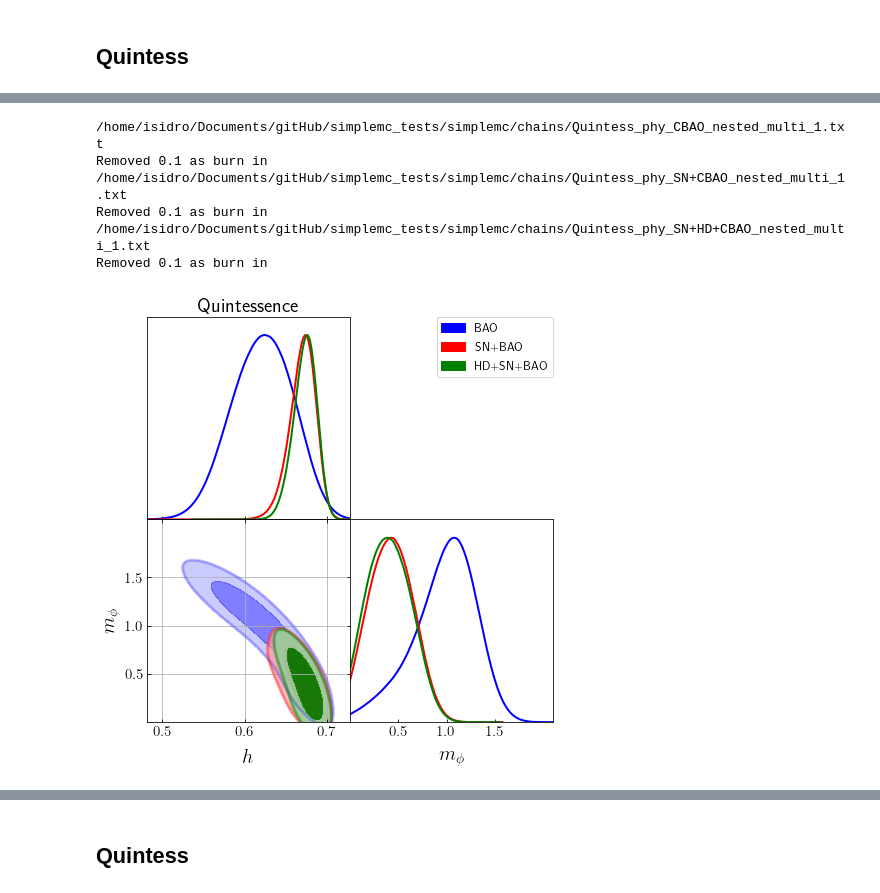
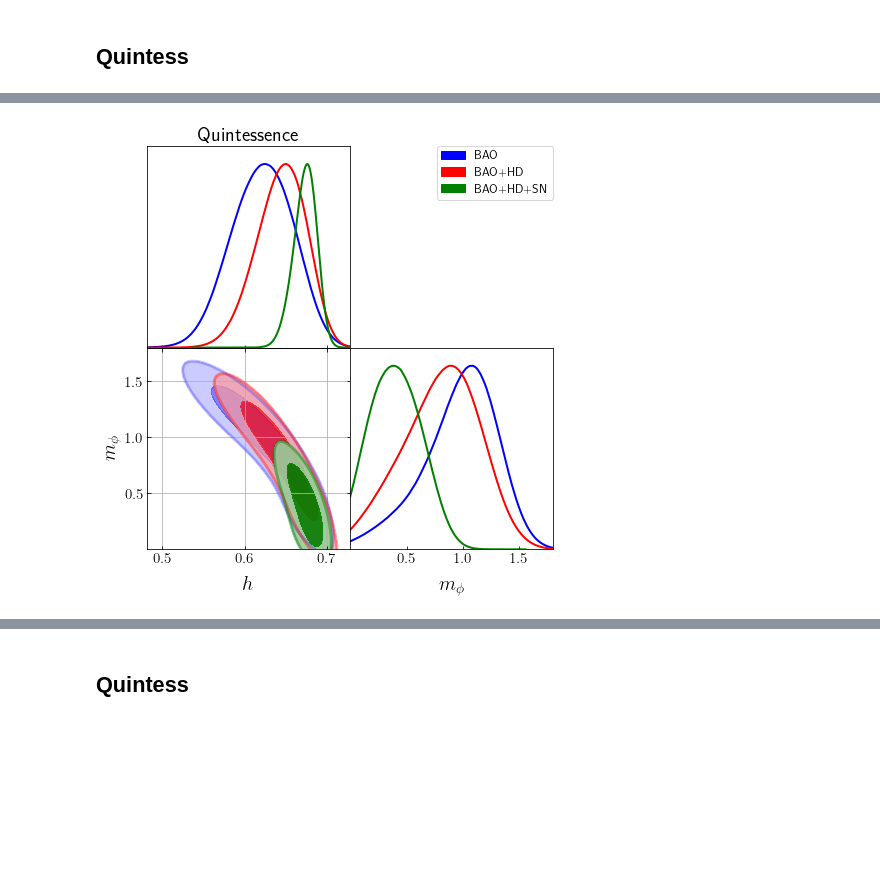
Before and after one commit to igomezv/simplemc_tests, a Jupyter notebook: Quintom.ipynb, the cells around one changed output, grey strips where cells are left out. Cells and saved outputs as stored; diff of their text form; code cells hidden in the pictures; blank space fills up the shorter version.

```diff
--- a/Quintom.ipynb
+++ b/Quintom.ipynb
@@ -96,39 +92,34 @@ Removed 0.1 as burn in
 # %%
-roots = ['Quintess_phy_CBAO_nested_multi', 'Quintess_phy_SN+CBAO_nested_multi',  'Quintess_phy_SN+HD+CBAO_nested_multi']
+roots = ['Quintess_phy_CBAO_nested_multi', 'Quintess_phy_HD+CBAO_nested_multi',  'Quintess_phy_SN+HD+CBAO_nested_multi']
 #  'Quintom_couple_phy_CBAO_nested_multi'
 
 g= plots.getSubplotPlotter(chain_dir = dir_name,width_inch=7,
                             analysis_settings={'smooth_scale_2D': 0.8, 'smooth_scale_1D': 0.8, 'ignore_rows': 0.1})
 g.settings.axes_fontsize = 15
 g.settings.lab_fontsize = 20
 g.settings.colorbar_axes_fontsize=20
 g.settings.colorbar_label_rotation= 0
 g.settings.alpha_filled_add =0.9
 g.settings.scatter_size = 9
 g.settings.lw_contour=3
 g.settings.colormap_scatter= 'hsv'
 g.triangle_plot(roots,
                 ['h','mquin'],
                 contour_args=[{'lw':3, 'color':'blue', 'ls':'-'},
                               {'lw':2, 'color':'red', 'ls':'-'},
                               {'lw':2, 'color':'green', 'ls':'-'}], filled=True,
-                alphas=[0.5, 0.7, 0.9], legend_labels= ['BAO', 'SN+BAO', 'HD+SN+BAO'],
+                alphas=[0.5, 0.7, 0.9], legend_labels= ['BAO', 'BAO+HD', 'BAO+HD+SN'],
                 line_args=[{'lw':2, 'color':'blue'}, {'lw':2, 'color':'red', 'ls':'-'},
                 {'lw':2, 'color':'green'}], contour_colors=['blue','red','green'])
                 #,plot_3d_with_param='alpha')
+
 g.subplots[1,0].grid(True)
-g.subplots[1,0].set_ylim(0, 2.1)
+g.subplots[1,0].set_ylim(0, 1.8)
 
-g.subplots[1,1].set_xlim(0, 2.1)
+# g.subplots[1,1].set_xlim(0.2, 0.75)
 
 g.subplots[0,0].set_title('Quintessence', fontsize=20)
 g.export('Quintess2.pdf')
 # %% [output]
-/home/isidro/Documents/gitHub/simplemc_tests/simplemc/chains/Quintess_phy_CBAO_nested_multi_1.txt
-Removed 0.1 as burn in
-/home/isidro/Documents/gitHub/simplemc_tests/simplemc/chains/Quintess_phy_SN+CBAO_nested_multi_1.txt
-Removed 0.1 as burn in
-/home/isidro/Documents/gitHub/simplemc_tests/simplemc/chains/Quintess_phy_SN+HD+CBAO_nested_multi_1.txt
-Removed 0.1 as burn in
-[figure, old version]
+[figure, new version]
 # %%
```
Also changed, not shown: parts of 5 cells of this notebook.
